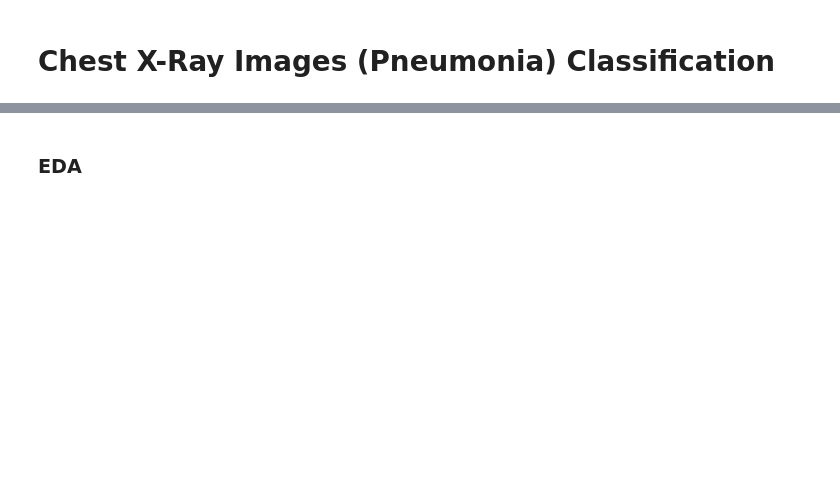
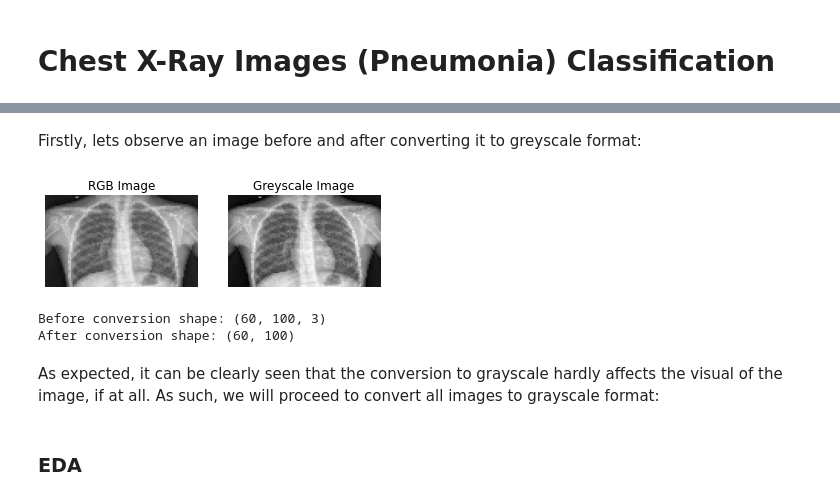
Before and after one commit to Zivbz/Kaggle---project---Xray-scans, a Jupyter notebook: chest_xray_project.ipynb, the cells around one changed output, grey strips where cells are left out. Drawn from its saved outputs; the diff is of its cells as text; code cells hidden in the pictures; blank space fills up the shorter version.

```diff
--- a/chest_xray_project.ipynb
+++ b/chest_xray_project.ipynb
@@ -78,0 +35,23 @@ ls: write error
+# %%
+#NORMAL_PATH = 'F:\Dropbox\Studies\Computer Science\DSseminar\DSFinalProject\Spyder\chest_xray/DATA/NORMAL'
+#PNEUMONIA_PATH = 'F:\Dropbox\Studies\Computer Science\DSseminar\DSFinalProject\Spyder\chest_xray/DATA/PNEUMONIA'
+NORMAL_PATH = 'chest_xray/DATA/NORMAL'
+PNEUMONIA_PATH = 'chest_xray/DATA/PNEUMONIA'
+
+DATA_NUM=1000
+
+NORMAL_FILES = glob(NORMAL_PATH + "/*.jpeg")
+PNEUMONIA_FILES = glob(PNEUMONIA_PATH + "/*.jpeg")
+
+normal_data = []
+pneumonia_data = []
+
+for file in tqdm(NORMAL_FILES):
+    image = cv2.imread(file)
+    image = cv2.resize(image, (100,60))
+    normal_data.append(image)
+
+for file in tqdm(PNEUMONIA_FILES):
+    image = cv2.imread(file)
+    image = cv2.resize(image, (100,60))
+    pneumonia_data.append(image)
@@ -78,0 +74,27 @@ ls: write error
+# %% [markdown]
+Firstly, lets observe an image before and after converting it to greyscale format:
+# %%
+normal_image = normal_data[0]
+gray_image = cv2.cvtColor(normal_image, cv2.COLOR_BGR2GRAY)
+
+fig, ax = plt.subplots(1,2)
+
+ax[0].imshow(normal_image)
+ax[0].set_title('RGB Image')
+ax[0].axis('off')
+
+ax[1].imshow(gray_image, cmap='gray')
+ax[1].set_title('Greyscale Image')
+ax[1].axis('off')
+
+plt.show()
+# %% [output]
+[figure, added]
+# %%
+print("Before conversion shape: " + str(normal_data[0].shape))
+print("After conversion shape: " + str(gray_image.shape))
+# %% [output]
+Before conversion shape: (60, 100, 3)
+After conversion shape: (60, 100)
+# %% [markdown]
+As expected, it can be clearly seen that the conversion to grayscale hardly affects the visual of the image, if at all. As such, we will proceed to convert all images to grayscale format:
```
Also changed, not shown: parts of 118 cells of this notebook.
